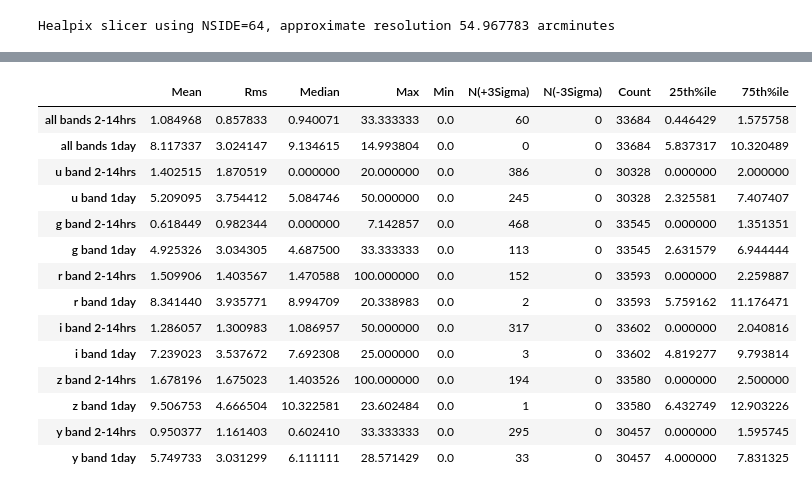
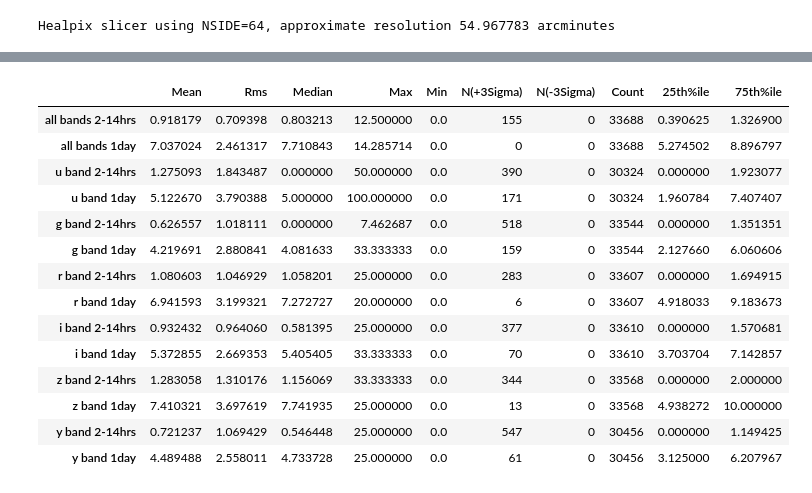
Before and after one commit to lsst/rubin_sim_notebooks, a Jupyter notebook: maf/science/TGaps.ipynb, the cells around one changed output, grey strips where cells are left out. Drawn from its saved outputs; the diff is of its cells as text; code cells hidden in the pictures.

```diff
--- a/maf/science/TGaps.ipynb
+++ b/maf/science/TGaps.ipynb
@@ -37,7 +37,7 @@ baseline_nexp2_v1.7_10yrs
 # %%
 # Look at the distribution of tgaps .. a 'big set' of Tgaps metrics for each filter and all filters is in
 
-tgaps_dict, pb = maf.batches.timeGaps(runName=runName)
+tgaps_dict  = maf.batches.timeGaps(runName=runName)
 
 list(tgaps_dict.keys())
 # %% [output]
@@ -96,7 +96,10 @@ for filtersets in (['u_band', 'g_band'], ['r_band', 'i_band'], ['z_band', 'y_ban
     plotDict = {'xscale': 'log', 'yMin': 0, 'figsize': (8, 6),
                 'ylabel': 'Number of observation pairs',
                 'xlabel': 'Time gap between pairs of visits (days)',
+                'yscale': 'log',
                 'legendloc': (1.01, 0.5)}
+    if filtersets[0] == 'all_bands':
+        plotDict['yscale'] = None
     ph.plot(plotFunc=maf.SummaryHistogram(), plotDicts=plotDict)
 
     y1, y2 = plt.ylim()
@@ -104,6 +107,6 @@ for filtersets in (['u_band', 'g_band'], ['r_band', 'i_band'], ['z_band', 'y_ban
     plt.fill_between([14/24, 38/24], y1=y1, y2=y2, color='grey', alpha=0.2)
     plt.axvline(30/60/24, linestyle='--', color='k')
     plt.axvline(15/60/24, linestyle=':', color='k')
-    plt.text(3/24., (y2+y1)*2/3., '2-14\n hrs', fontsize='large')
+    plt.text(3/24., (y2+y1)*1.0/3., '2-14\n hrs', fontsize='large')
     plt.text(16/24., (y2+y1)*1.8/3, '1 d', fontsize='large')
 # %% [output]
@@ -201,7 +192,7 @@ pd.DataFrame([t.summaryValues for t in tperc], index=[f"{t.metadata} \
 
 This could be extended to work with multiple simulations, but adding even one additional simulation demonstrates the effect.
 # %%
-dbfile = '/Users/lynnej/opsim/baseline/baseline_v2.0_10yrs.db'
+dbfile = '/Users/lynnej/opsim/v2.0/noroll_v2.0_10yrs.db'
 runName = os.path.split(dbfile)[-1].replace('.db', '')
 opsdb = maf.db.OpsimDatabase(dbfile)
 
@@ -211,5 +202,5 @@ baseline_v2.0_10yrs
 # %%
-tgaps_dict2, pb = maf.batches.timeGaps(runName=runName)
+tgaps_dict2 = maf.batches.timeGaps(runName=runName)
 # %% [output]
 Healpix slicer using NSIDE=64, approximate resolution 54.967783 arcminutes
 # %%
@@ -263,25 +254,25 @@ Text(0.6666666666666666, 4267970.28, '1 d')
 # %%
 # And we can also look at the summary statistics from each of the TGapsPercent metrics
 tperc = []
 for t in tgaps_dict2:
     if 'TgapsPercent' in t:
         tperc.append(tgaps_dict2[t])
 
-pd.DataFrame([t.summaryValues for t in tperc], index=[f"{t.metadata} \
+pd.DataFrame([t.summaryValues for t in tperc], index=[f"{t.info_label} \
                             {t.metric.name.replace('TgapsPercent_', '')}" for t in tperc])
 # %% [output]
 |  | Mean | Rms | Median | Max | Min | N(+3Sigma) | N(-3Sigma) | Count | 25th%ile | 75th%ile |
-| all bands 2-14hrs | 1.084968 | 0.857833 | 0.940071 | 33.333333 | 0.0 | 60 | 0 | 33684 | 0.446429 | 1.575758 |
-| all bands 1day | 8.117337 | 3.024147 | 9.134615 | 14.993804 | 0.0 | 0 | 0 | 33684 | 5.837317 | 10.320489 |
-| u band 2-14hrs | 1.402515 | 1.870519 | 0.000000 | 20.000000 | 0.0 | 386 | 0 | 30328 | 0.000000 | 2.000000 |
-| u band 1day | 5.209095 | 3.754412 | 5.084746 | 50.000000 | 0.0 | 245 | 0 | 30328 | 2.325581 | 7.407407 |
-| g band 2-14hrs | 0.618449 | 0.982344 | 0.000000 | 7.142857 | 0.0 | 468 | 0 | 33545 | 0.000000 | 1.351351 |
-| g band 1day | 4.925326 | 3.034305 | 4.687500 | 33.333333 | 0.0 | 113 | 0 | 33545 | 2.631579 | 6.944444 |
-| r band 2-14hrs | 1.509906 | 1.403567 | 1.470588 | 100.000000 | 0.0 | 152 | 0 | 33593 | 0.000000 | 2.259887 |
-| r band 1day | 8.341440 | 3.935771 | 8.994709 | 20.338983 | 0.0 | 2 | 0 | 33593 | 5.759162 | 11.176471 |
-| i band 2-14hrs | 1.286057 | 1.300983 | 1.086957 | 50.000000 | 0.0 | 317 | 0 | 33602 | 0.000000 | 2.040816 |
-| i band 1day | 7.239023 | 3.537672 | 7.692308 | 25.000000 | 0.0 | 3 | 0 | 33602 | 4.819277 | 9.793814 |
-| z band 2-14hrs | 1.678196 | 1.675023 | 1.403526 | 100.000000 | 0.0 | 194 | 0 | 33580 | 0.000000 | 2.500000 |
-| z band 1day | 9.506753 | 4.666504 | 10.322581 | 23.602484 | 0.0 | 1 | 0 | 33580 | 6.432749 | 12.903226 |
-| y band 2-14hrs | 0.950377 | 1.161403 | 0.602410 | 33.333333 | 0.0 | 295 | 0 | 30457 | 0.000000 | 1.595745 |
-| y band 1day | 5.749733 | 3.031299 | 6.111111 | 28.571429 | 0.0 | 33 | 0 | 30457 | 4.000000 | 7.831325 |
+| all bands 2-14hrs | 0.918179 | 0.709398 | 0.803213 | 12.500000 | 0.0 | 155 | 0 | 33688 | 0.390625 | 1.326900 |
+| all bands 1day | 7.037024 | 2.461317 | 7.710843 | 14.285714 | 0.0 | 0 | 0 | 33688 | 5.274502 | 8.896797 |
+| u band 2-14hrs | 1.275093 | 1.843487 | 0.000000 | 50.000000 | 0.0 | 390 | 0 | 30324 | 0.000000 | 1.923077 |
+| u band 1day | 5.122670 | 3.790388 | 5.000000 | 100.000000 | 0.0 | 171 | 0 | 30324 | 1.960784 | 7.407407 |
+| g band 2-14hrs | 0.626557 | 1.018111 | 0.000000 | 7.462687 | 0.0 | 518 | 0 | 33544 | 0.000000 | 1.351351 |
+| g band 1day | 4.219691 | 2.880841 | 4.081633 | 33.333333 | 0.0 | 159 | 0 | 33544 | 2.127660 | 6.060606 |
+| r band 2-14hrs | 1.080603 | 1.046929 | 1.058201 | 25.000000 | 0.0 | 283 | 0 | 33607 | 0.000000 | 1.694915 |
+| r band 1day | 6.941593 | 3.199321 | 7.272727 | 20.000000 | 0.0 | 6 | 0 | 33607 | 4.918033 | 9.183673 |
+| i band 2-14hrs | 0.932432 | 0.964060 | 0.581395 | 25.000000 | 0.0 | 377 | 0 | 33610 | 0.000000 | 1.570681 |
+| i band 1day | 5.372855 | 2.669353 | 5.405405 | 33.333333 | 0.0 | 70 | 0 | 33610 | 3.703704 | 7.142857 |
+| z band 2-14hrs | 1.283058 | 1.310176 | 1.156069 | 33.333333 | 0.0 | 344 | 0 | 33568 | 0.000000 | 2.000000 |
+| z band 1day | 7.410321 | 3.697619 | 7.741935 | 25.000000 | 0.0 | 13 | 0 | 33568 | 4.938272 | 10.000000 |
+| y band 2-14hrs | 0.721237 | 1.069429 | 0.546448 | 25.000000 | 0.0 | 547 | 0 | 30456 | 0.000000 | 1.149425 |
+| y band 1day | 4.489488 | 2.558011 | 4.733728 | 25.000000 | 0.0 | 61 | 0 | 30456 | 3.125000 | 6.207967 |
```
Also changed, not shown: parts of 10 cells of this notebook, 2 other files.
